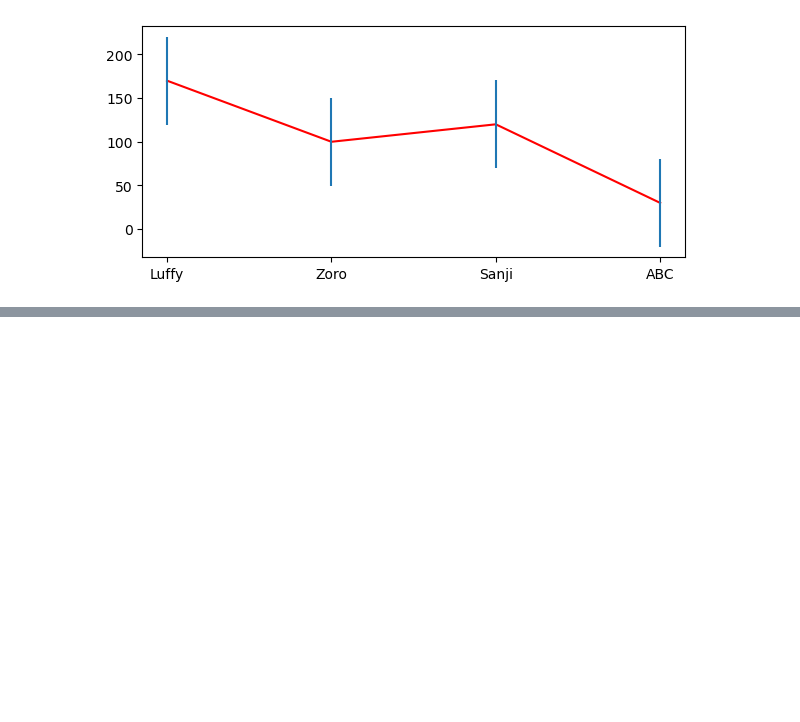
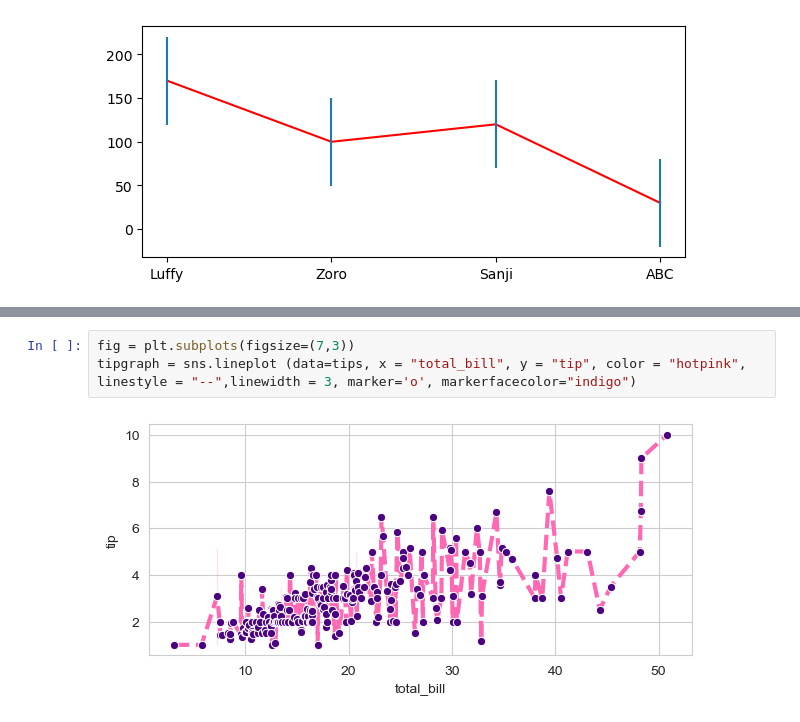
Before and after one commit to poulami249/visualization, a Jupyter notebook: 02_activities/assignments/Assignment1.ipynb, the cells around one changed output, grey strips where cells are left out. Cells and saved outputs as stored; diff of their text form; blank space fills up the shorter version.

```diff
--- a/02_activities/assignments/Assignment1.ipynb
+++ b/02_activities/assignments/Assignment1.ipynb
@@ -211,0 +268,5 @@ ax.errorbar(x,y2,yerr=y2_sd,fmt="none")
+# %%
+fig = plt.subplots(figsize=(7,3))
+tipgraph = sns.lineplot (data=tips, x = "total_bill", y = "tip", color = "hotpink", linestyle = "--",linewidth = 3, marker='o', markerfacecolor="indigo")
+# %% [output]
+[figure, added]
```
Also changed, not shown: parts of 17 cells of this notebook.
